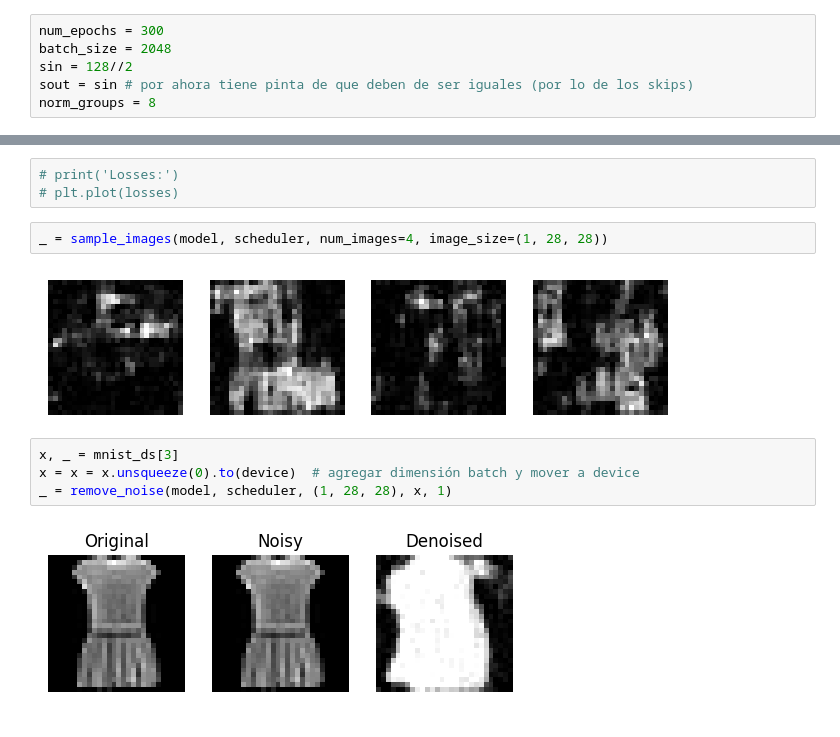
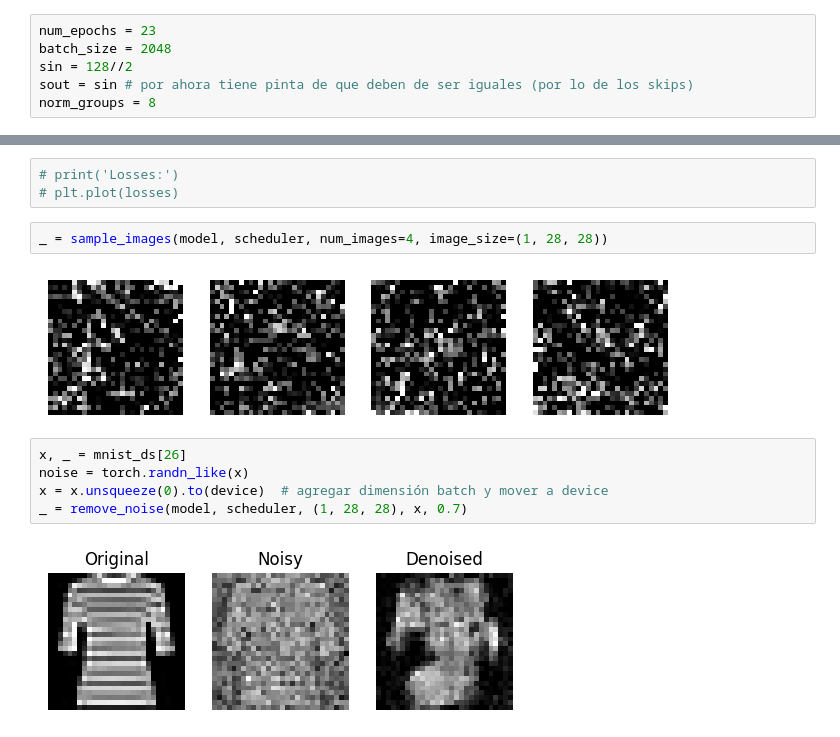
Before and after one commit to claramn/TFG-MUSICAL, a Jupyter notebook: notebooks/04_MINST_Diffusion.ipynb, the cells around one changed output, grey strips where cells are left out. Cells and saved outputs as stored; diff of their text form.

```diff
--- a/notebooks/04_MINST_Diffusion.ipynb
+++ b/notebooks/04_MINST_Diffusion.ipynb
@@ -253,7 +253,7 @@ def createObjects(epochs=1000, norm_groups=8, sin=128, sout=None):
 mnist_ds = FashionMNIST(root=mnist_datasets_path, train=True,  download=True, transform=ToTensor())
 synt_ds = NSynth('training')
 # %%
-num_epochs = 300
+num_epochs = 23
 batch_size = 2048
 sin = 128//2
 sout = sin # por ahora tiene pinta de que deben de ser iguales (por lo de los skips)
@@ -307,12 +308,13 @@ Wall time: 17min 11s
 # %%
 _ = sample_images(model, scheduler, num_images=4, image_size=(1, 28, 28))
 # %% [output]
-[figure, old version]
+[figure, new version]
 # %%
-x, _ = mnist_ds[3]
-x = x = x.unsqueeze(0).to(device)  # agregar dimensión batch y mover a device
-_ = remove_noise(model, scheduler, (1, 28, 28), x, 1)
+x, _ = mnist_ds[26]
+noise = torch.randn_like(x)
+x = x.unsqueeze(0).to(device)  # agregar dimensión batch y mover a device
+_ = remove_noise(model, scheduler, (1, 28, 28), x, 0.7)
 # %% [output]
-[figure, old version]
+[figure, new version]
 # %% [markdown]
 <!-- Problemas: a veces sale muy poco loss y es porque sale todo en negro :/ -->
```
Also changed, not shown: parts of 2 cells of this notebook, 1 other file.
